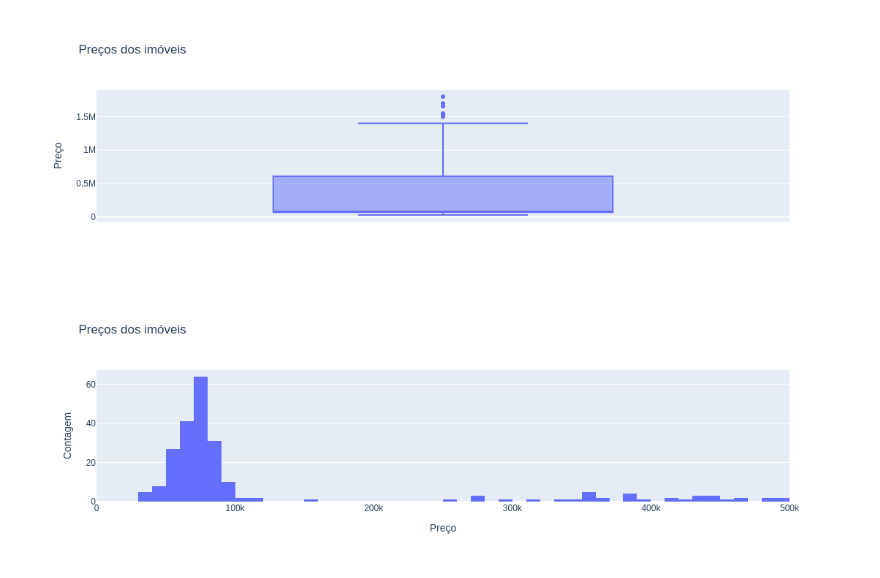
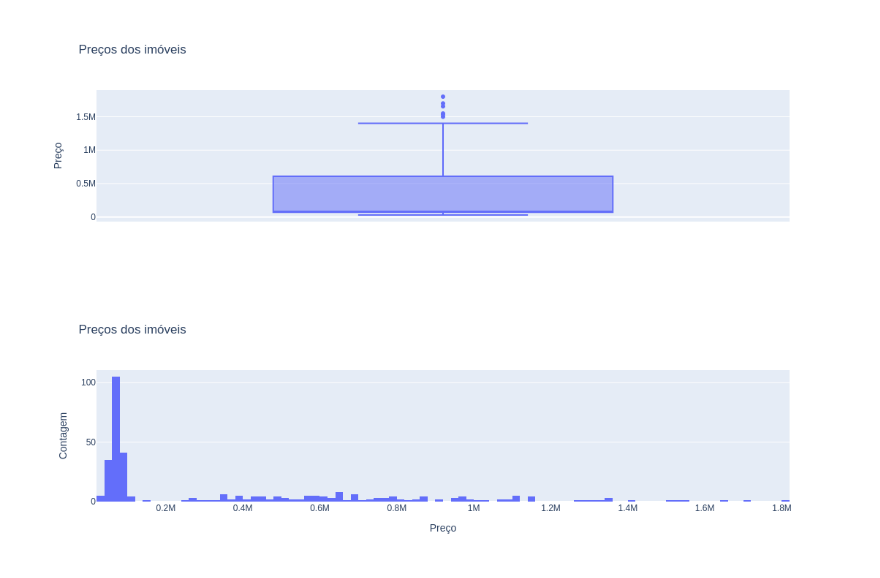
Before and after one commit to AlbertNewton254/imoveis-em-joao-pessoa-olx, a Jupyter notebook: imoveis_em_joao_pessoa_olx.ipynb, the cells around one changed output. Saved outputs shown, nothing was run; the diff lists cells and outputs as text; code cells hidden in the pictures.

```diff
--- a/imoveis_em_joao_pessoa_olx.ipynb
+++ b/imoveis_em_joao_pessoa_olx.ipynb
@@ -583,18 +583,17 @@ box_price.show()
 # %%
 hist_price = px.histogram(
     df['price'].value_counts().reset_index(),
     x = 'price',
     y = 'count',
-    nbins = 250,
+    nbins = 100,
     title = 'Preços dos imóveis',
 )
 
 hist_price.update_layout(
-    xaxis_range = [30000, 500000],
     xaxis_title = 'Preço',
     yaxis_title = 'Contagem'
 )
 
 hist_price.show()
 # %% [output]
-[figure, old version]
+[figure, new version]
```
Also changed, not shown: parts of 2 cells of this notebook.
